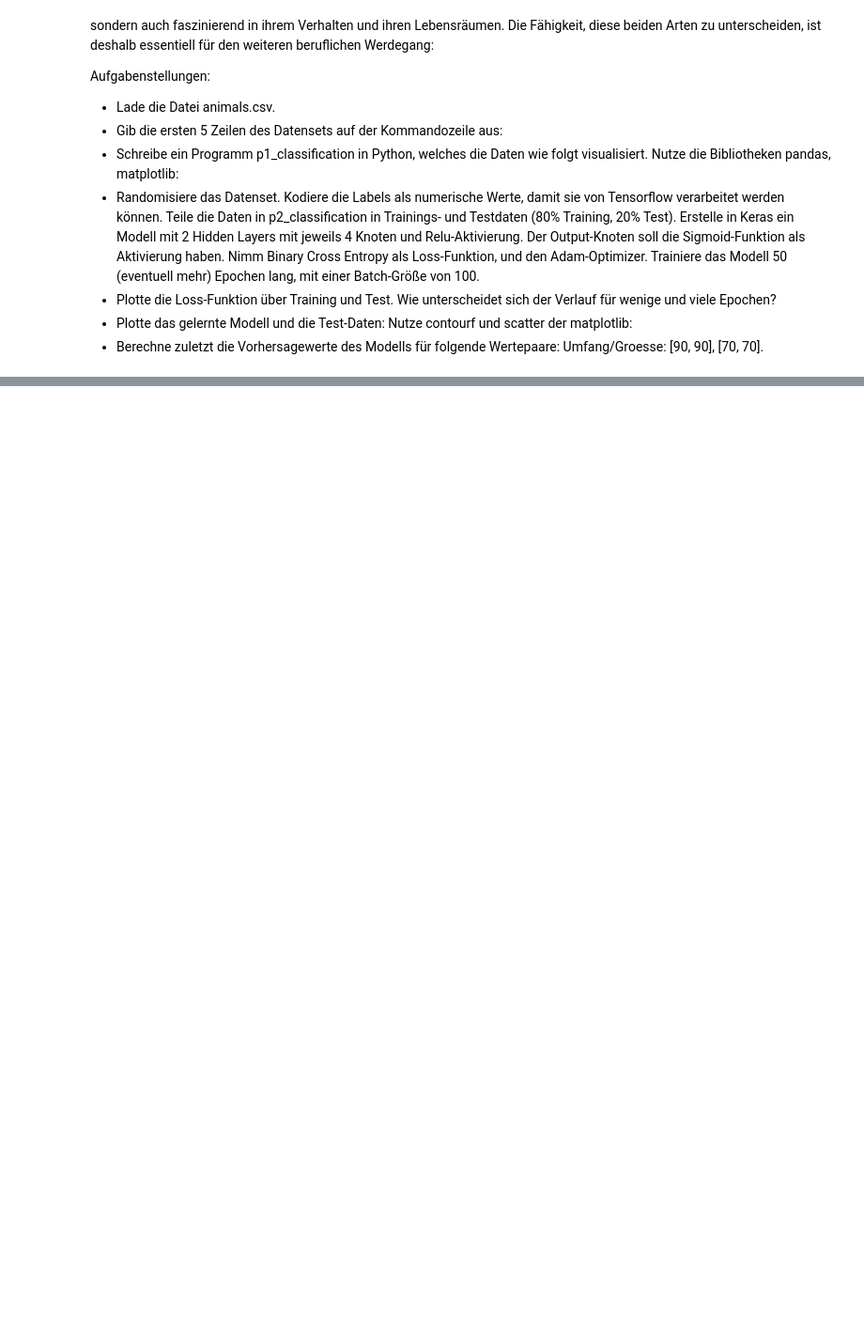
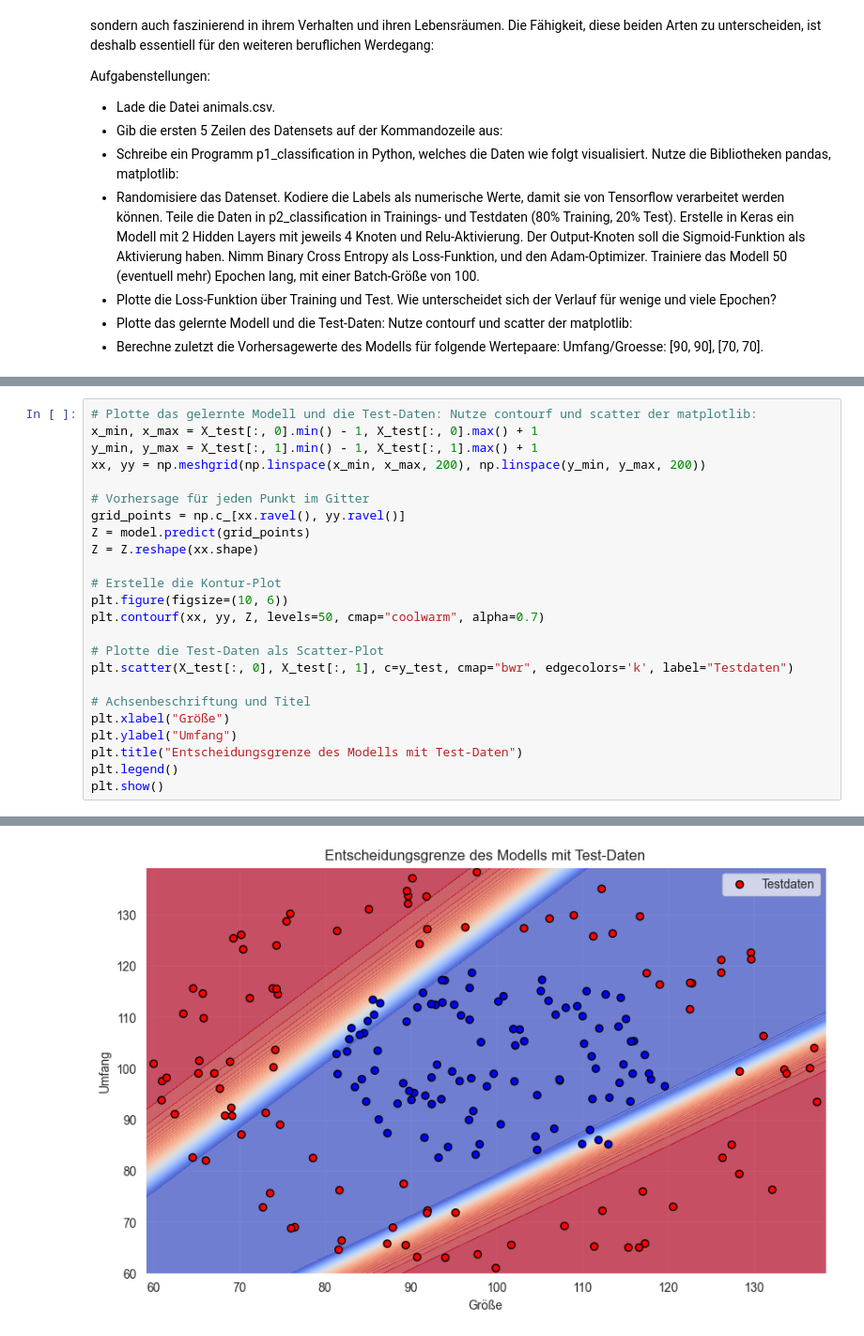
Before and after one commit to jannikseus/umwelttechnik, a Jupyter notebook: moewen_und_schafe.ipynb, the cells around one changed output, grey strips where cells are left out. Shown at 94% size. Drawn from its saved outputs; the diff is of its cells as text; blank space fills up the shorter version.

```diff
--- a/moewen_und_schafe.ipynb
+++ b/moewen_und_schafe.ipynb
@@ -13,0 +134,25 @@ Aufgabenstellungen:
+# %%
+# Plotte das gelernte Modell und die Test-Daten: Nutze contourf und scatter der matplotlib:
+x_min, x_max = X_test[:, 0].min() - 1, X_test[:, 0].max() + 1
+y_min, y_max = X_test[:, 1].min() - 1, X_test[:, 1].max() + 1
+xx, yy = np.meshgrid(np.linspace(x_min, x_max, 200), np.linspace(y_min, y_max, 200))
+
+# Vorhersage für jeden Punkt im Gitter
+grid_points = np.c_[xx.ravel(), yy.ravel()]
+Z = model.predict(grid_points)
+Z = Z.reshape(xx.shape)
+
+# Erstelle die Kontur-Plot
+plt.figure(figsize=(10, 6))
+plt.contourf(xx, yy, Z, levels=50, cmap="coolwarm", alpha=0.7)
+
+# Plotte die Test-Daten als Scatter-Plot
+plt.scatter(X_test[:, 0], X_test[:, 1], c=y_test, cmap="bwr", edgecolors='k', label="Testdaten")
+
+# Achsenbeschriftung und Titel
+plt.xlabel("Größe")
+plt.ylabel("Umfang")
+plt.title("Entscheidungsgrenze des Modells mit Test-Daten")
+plt.legend()
+plt.show()
+# %% [output]
@@ -13,0 +160 @@ Aufgabenstellungen:
+[figure, added]
```
Also changed, not shown: parts of 10 cells of this notebook, 1 other file.
